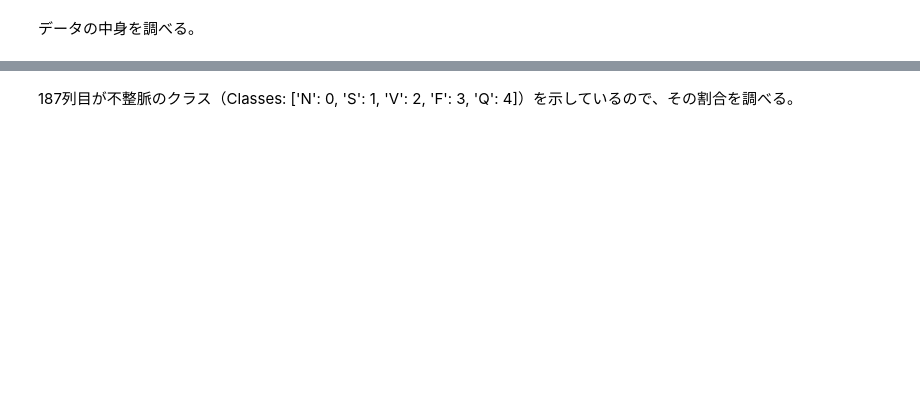
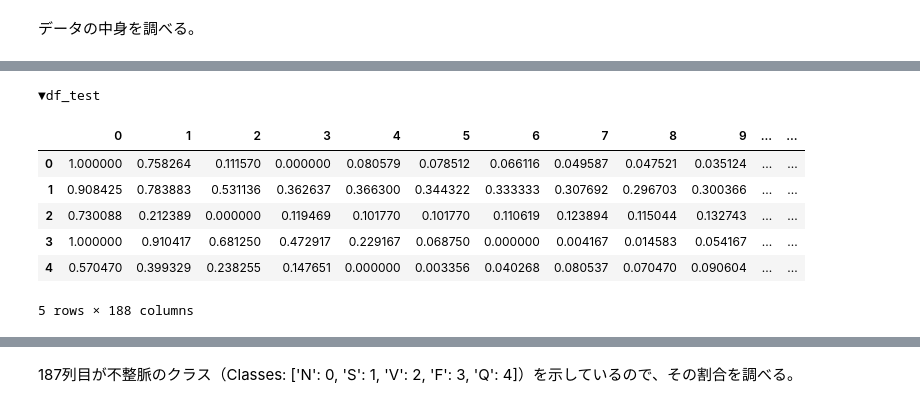
Before and after one commit to oberon18/suai_finaltask, a Jupyter notebook: notebook/ECG_heartbeat_CNN_1D.ipynb, the cells around one changed output, grey strips where cells are left out. Cells and saved outputs as stored; diff of their text form; code cells hidden in the pictures; blank space fills up the shorter version.

```diff
--- a/notebook/ECG_heartbeat_CNN_1D.ipynb
+++ b/notebook/ECG_heartbeat_CNN_1D.ipynb
@@ -74,0 +67,12 @@ memory usage: 157.8 MB
+# %%
+print("▼df_test")
+df_test.head()
+# %% [output]
+▼df_test
+|  | 0 | 1 | 2 | 3 | 4 | 5 | 6 | 7 | 8 | 9 | ... | ... |
+| 0 | 1.000000 | 0.758264 | 0.111570 | 0.000000 | 0.080579 | 0.078512 | 0.066116 | 0.049587 | 0.047521 | 0.035124 | ... | ... |
+| 1 | 0.908425 | 0.783883 | 0.531136 | 0.362637 | 0.366300 | 0.344322 | 0.333333 | 0.307692 | 0.296703 | 0.300366 | ... | ... |
+| 2 | 0.730088 | 0.212389 | 0.000000 | 0.119469 | 0.101770 | 0.101770 | 0.110619 | 0.123894 | 0.115044 | 0.132743 | ... | ... |
+| 3 | 1.000000 | 0.910417 | 0.681250 | 0.472917 | 0.229167 | 0.068750 | 0.000000 | 0.004167 | 0.014583 | 0.054167 | ... | ... |
+| 4 | 0.570470 | 0.399329 | 0.238255 | 0.147651 | 0.000000 | 0.003356 | 0.040268 | 0.080537 | 0.070470 | 0.090604 | ... | ... |
+5 rows × 188 columns
```
Also changed, not shown: parts of 15 cells of this notebook.
